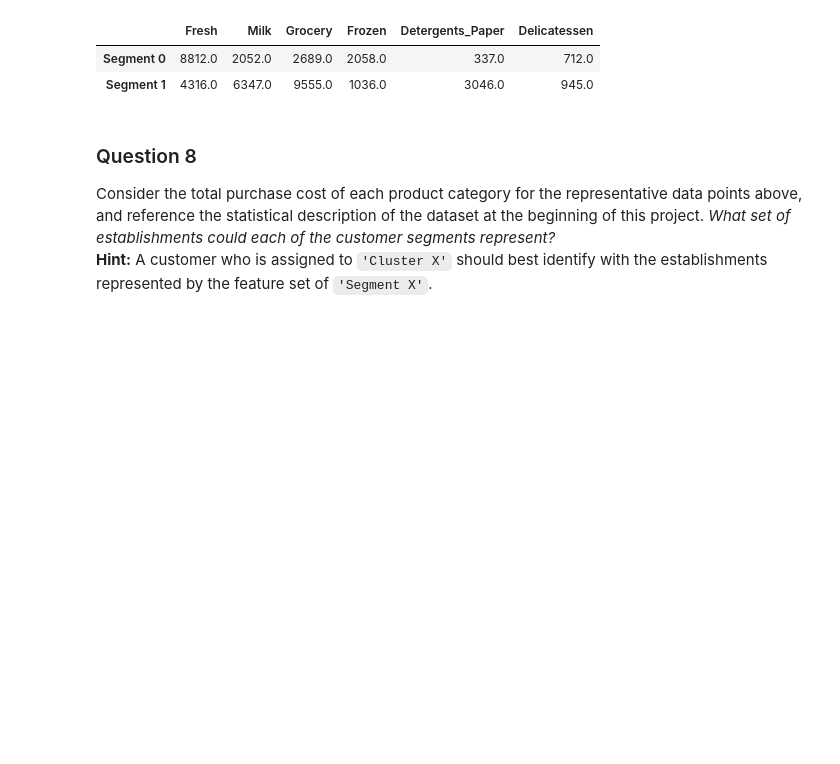
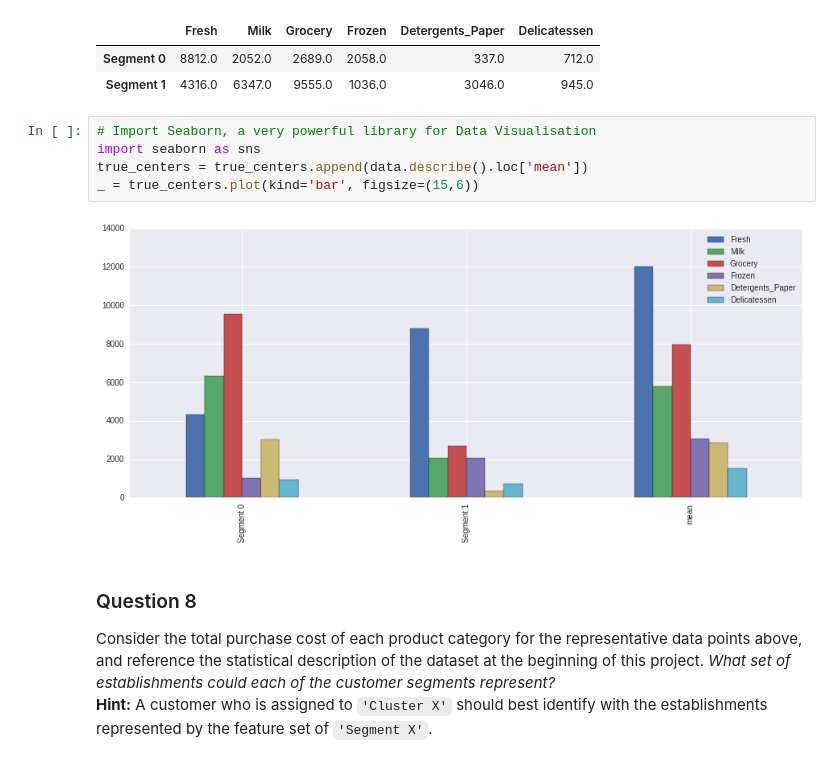
Before and after one commit to upadhyayvijay/machineLearningND, a Jupyter notebook: customer_segments/customer_segments.ipynb, the cells around one changed output. Saved outputs shown, nothing was run; the diff lists cells and outputs as text; blank space fills up the shorter version.

```diff
--- a/customer_segments/customer_segments.ipynb
+++ b/customer_segments/customer_segments.ipynb
@@ -586,6 +594,13 @@ display(true_centers)
 |  | Fresh | Milk | Grocery | Frozen | Detergents_Paper | Delicatessen |
 | Segment 0 | 8812.0 | 2052.0 | 2689.0 | 2058.0 | 337.0 | 712.0 |
 | Segment 1 | 4316.0 | 6347.0 | 9555.0 | 1036.0 | 3046.0 | 945.0 |
+# %%
+# Import Seaborn, a very powerful library for Data Visualisation
+import seaborn as sns
+true_centers = true_centers.append(data.describe().loc['mean'])
+_ = true_centers.plot(kind='bar', figsize=(15,6))
+# %% [output]
+[figure, added]
 # %% [markdown]
 ### Question 8
 Consider the total purchase cost of each product category for the representative data points above, and reference the statistical description of the dataset at the beginning of this project. *What set of establishments could each of the customer segments represent?*
```
Also changed, not shown: parts of 10 cells of this notebook, 1 other file.
